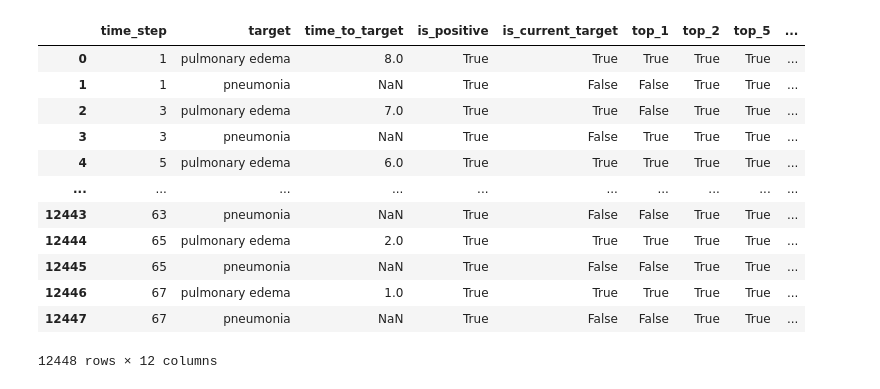
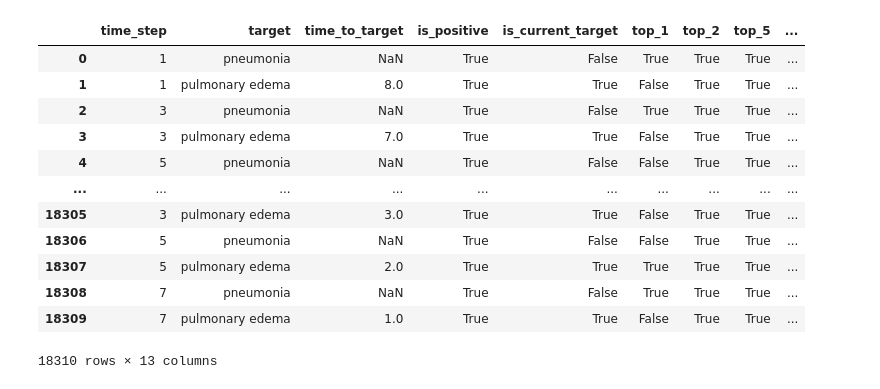
Before and after one commit to dmcinerney/ehr-diagnosis-agent, a Jupyter notebook: ehr_diagnosis_agent/results.ipynb, the cells around one changed output. Cells and saved outputs as stored; diff of their text form; code cells hidden in the pictures.

```diff
--- a/ehr_diagnosis_agent/results.ipynb
+++ b/ehr_diagnosis_agent/results.ipynb
@@ -1,20 +1,21 @@
 # %%
 import pandas as pd
 # %%
-results = pd.read_csv('/scratch/mcinerney.de/ehr-diagnosis-agent-output/wandb/run-20230712_215840-ktr1ito1/files/ckpt_epoch=23_updates=753.csv')
-# results = pd.read_csv('/scratch/mcinerney.de/ehr-diagnosis-agent-output/wandb/run-20230717_000206-spuih2t3/files/ckpt_epoch=9_updates=279.csv')
+# results = pd.read_csv('/scratch/mcinerney.de/ehr-diagnosis-agent-output/wandb/run-20230712_215840-ktr1ito1/files/ckpt_epoch=23_updates=753.csv')
+results = pd.read_csv('/scratch/mcinerney.de/ehr-diagnosis-agent-output/wandb/run-20230717_000206-spuih2t3/files/ckpt_epoch=9_updates=279.csv')
+results['neg_time_to_target'] = -results['time_to_target']
 results
 # %% [output]
 |  | time_step | target | time_to_target | is_positive | is_current_target | top_1 | top_2 | top_5 | ... |
-| 0 | 1 | pulmonary edema | 8.0 | True | True | True | True | True | ... |
-| 1 | 1 | pneumonia | NaN | True | False | False | True | True | ... |
-| 2 | 3 | pulmonary edema | 7.0 | True | True | False | True | True | ... |
-| 3 | 3 | pneumonia | NaN | True | False | True | True | True | ... |
-| 4 | 5 | pulmonary edema | 6.0 | True | True | True | True | True | ... |
+| 0 | 1 | pneumonia | NaN | True | False | True | True | True | ... |
+| 1 | 1 | pulmonary edema | 8.0 | True | True | False | True | True | ... |
+| 2 | 3 | pneumonia | NaN | True | False | True | True | True | ... |
+| 3 | 3 | pulmonary edema | 7.0 | True | True | False | True | True | ... |
+| 4 | 5 | pneumonia | NaN | True | False | False | True | True | ... |
 | ... | ... | ... | ... | ... | ... | ... | ... | ... | ... |
-| 12443 | 63 | pneumonia | NaN | True | False | False | True | True | ... |
-| 12444 | 65 | pulmonary edema | 2.0 | True | True | True | True | True | ... |
-| 12445 | 65 | pneumonia | NaN | True | False | False | True | True | ... |
-| 12446 | 67 | pulmonary edema | 1.0 | True | True | True | True | True | ... |
-| 12447 | 67 | pneumonia | NaN | True | False | False | True | True | ... |
+| 18305 | 3 | pulmonary edema | 3.0 | True | True | False | True | True | ... |
+| 18306 | 5 | pneumonia | NaN | True | False | False | True | True | ... |
+| 18307 | 5 | pulmonary edema | 2.0 | True | True | True | True | True | ... |
+| 18308 | 7 | pneumonia | NaN | True | False | True | True | True | ... |
+| 18309 | 7 | pulmonary edema | 1.0 | True | True | False | True | True | ... |
-12448 rows × 12 columns
+18310 rows × 13 columns
```
Also changed, not shown: parts of 15 cells of this notebook, 32 other files.
